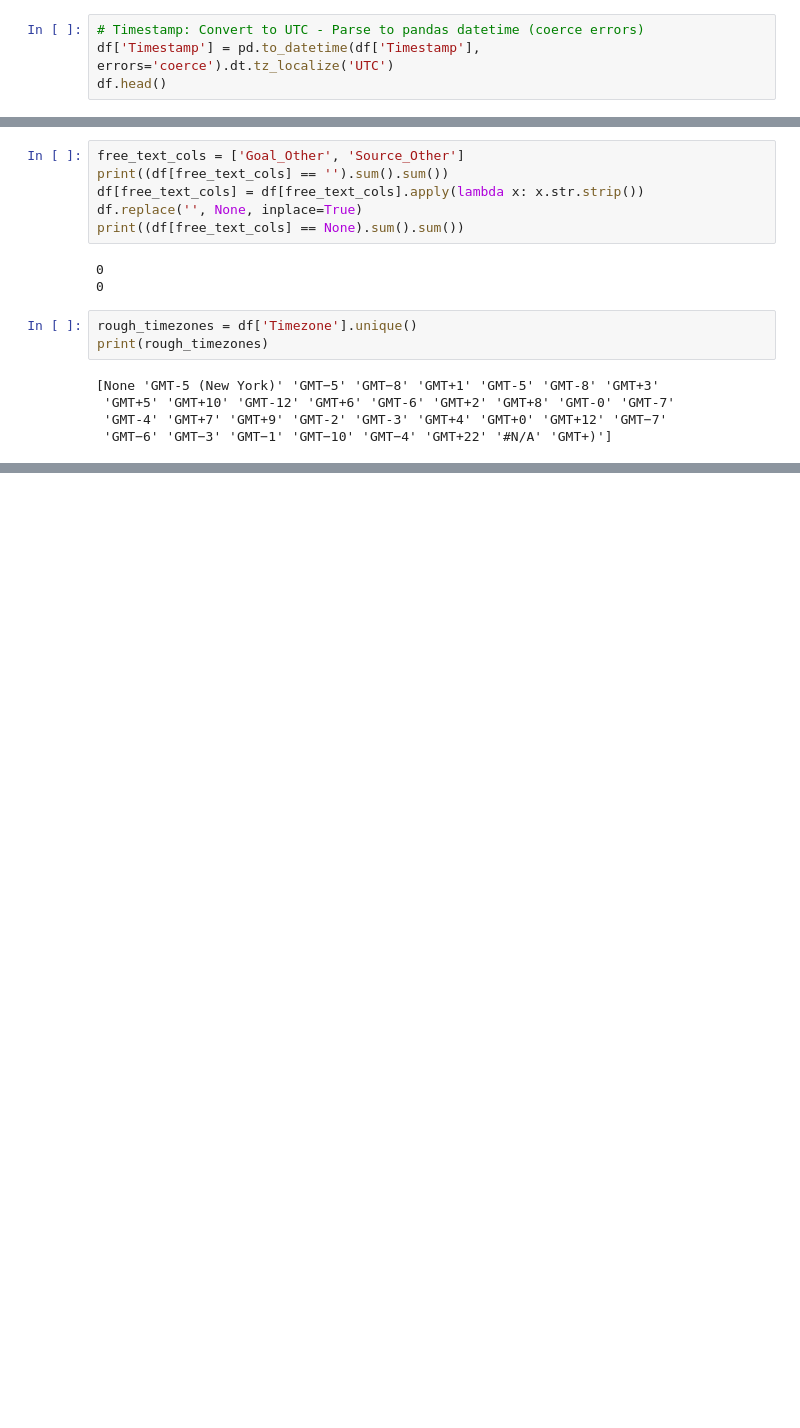
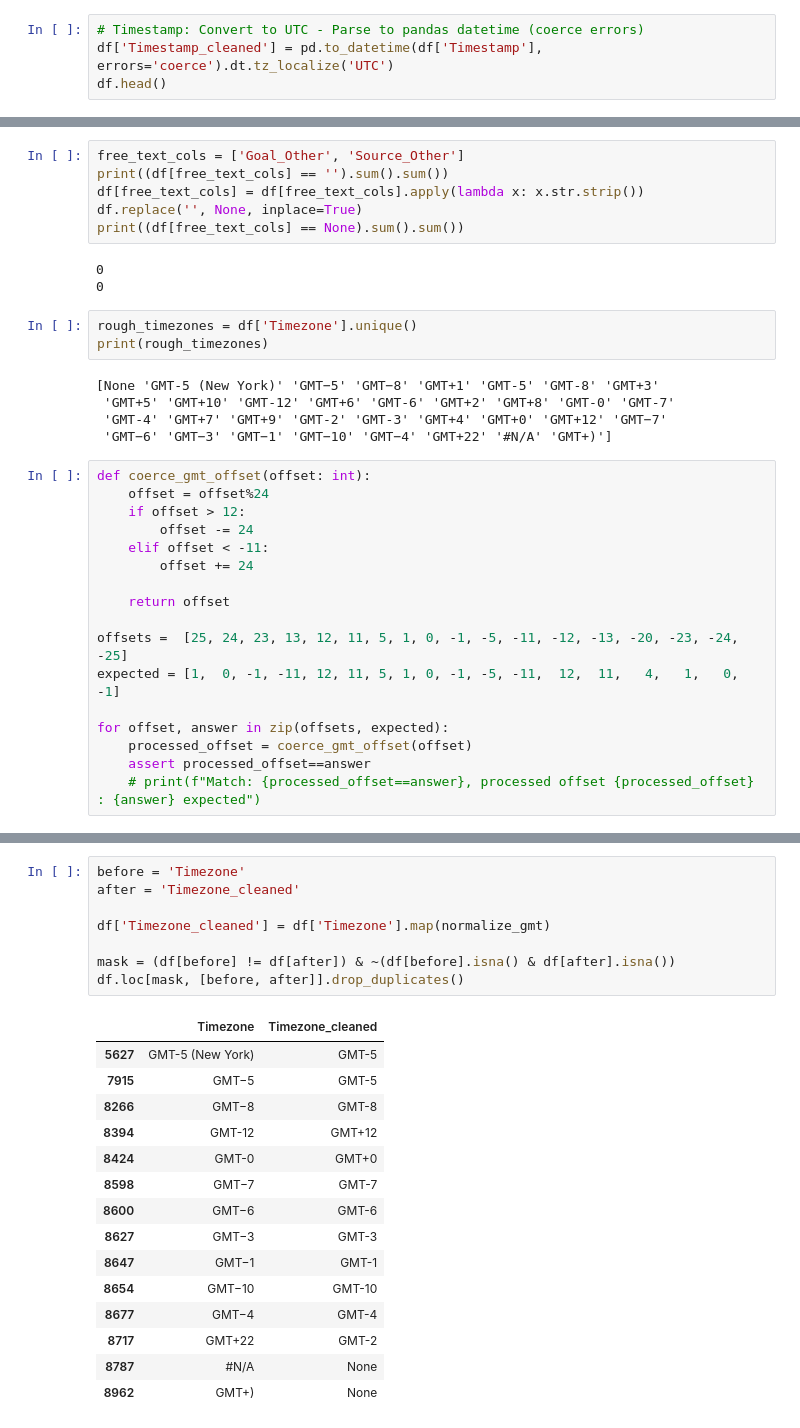
Before and after one commit to chingu-voyages/V58-tier3-team-37, a Jupyter notebook: data_cleaning/cleaning_chingu_demographics.ipynb, the cells around one changed output, grey strips where cells are left out. Saved outputs shown, nothing was run; the diff lists cells and outputs as text; blank space fills up the shorter version.

```diff
--- a/data_cleaning/cleaning_chingu_demographics.ipynb
+++ b/data_cleaning/cleaning_chingu_demographics.ipynb
@@ -197,7 +216,7 @@ df.head()
 | 4 | 2025-11-02 08:51:00 | FEMALE | IR | None | GAIN EXPERIENCE | None | OTHER | Frontend masters | Iran, Islamic Republic of | ... |
 # %%
 # Timestamp: Convert to UTC - Parse to pandas datetime (coerce errors)
-df['Timestamp'] = pd.to_datetime(df['Timestamp'], errors='coerce').dt.tz_localize('UTC')
+df['Timestamp_cleaned'] = pd.to_datetime(df['Timestamp'], errors='coerce').dt.tz_localize('UTC')
 df.head()
 # %% [output]
 |  | Timestamp | Gender | Country_Code | Timezone | Goal | Goal_Other | Source | Source_Other | Country_name | ... |
@@ -223,3 +242,20 @@ print(rough_timezones)
  'GMT+5' 'GMT+10' 'GMT-12' 'GMT+6' 'GMT-6' 'GMT+2' 'GMT+8' 'GMT-0' 'GMT-7'
  'GMT-4' 'GMT+7' 'GMT+9' 'GMT-2' 'GMT-3' 'GMT+4' 'GMT+0' 'GMT+12' 'GMT−7'
  'GMT−6' 'GMT−3' 'GMT−1' 'GMT−10' 'GMT−4' 'GMT+22' '#N/A' 'GMT+)']
+# %%
+def coerce_gmt_offset(offset: int):
+    offset = offset%24
+    if offset > 12:
+        offset -= 24
+    elif offset < -11:
+        offset += 24
+
+    return offset
+
+offsets =  [25, 24, 23, 13, 12, 11, 5, 1, 0, -1, -5, -11, -12, -13, -20, -23, -24, -25]
+expected = [1,  0, -1, -11, 12, 11, 5, 1, 0, -1, -5, -11,  12,  11,   4,   1,   0, -1]
+
+for offset, answer in zip(offsets, expected):
+    processed_offset = coerce_gmt_offset(offset)
+    assert processed_offset==answer
+    # print(f"Match: {processed_offset==answer}, processed offset {processed_offset} : {answer} expected")
@@ -225,0 +300,24 @@ print(rough_timezones)
+# %%
+before = 'Timezone'
+after = 'Timezone_cleaned'
+
+df['Timezone_cleaned'] = df['Timezone'].map(normalize_gmt)
+
+mask = (df[before] != df[after]) & ~(df[before].isna() & df[after].isna())
+df.loc[mask, [before, after]].drop_duplicates()
+# %% [output]
+|  | Timezone | Timezone_cleaned |
+| 5627 | GMT-5 (New York) | GMT-5 |
+| 7915 | GMT−5 | GMT-5 |
+| 8266 | GMT−8 | GMT-8 |
+| 8394 | GMT-12 | GMT+12 |
+| 8424 | GMT-0 | GMT+0 |
+| 8598 | GMT−7 | GMT-7 |
+| 8600 | GMT−6 | GMT-6 |
+| 8627 | GMT−3 | GMT-3 |
+| 8647 | GMT−1 | GMT-1 |
+| 8654 | GMT−10 | GMT-10 |
+| 8677 | GMT−4 | GMT-4 |
+| 8717 | GMT+22 | GMT-2 |
+| 8787 | #N/A | None |
+| 8962 | GMT+) | None |
```
Also changed, not shown: parts of 14 cells of this notebook, 1 other file.
